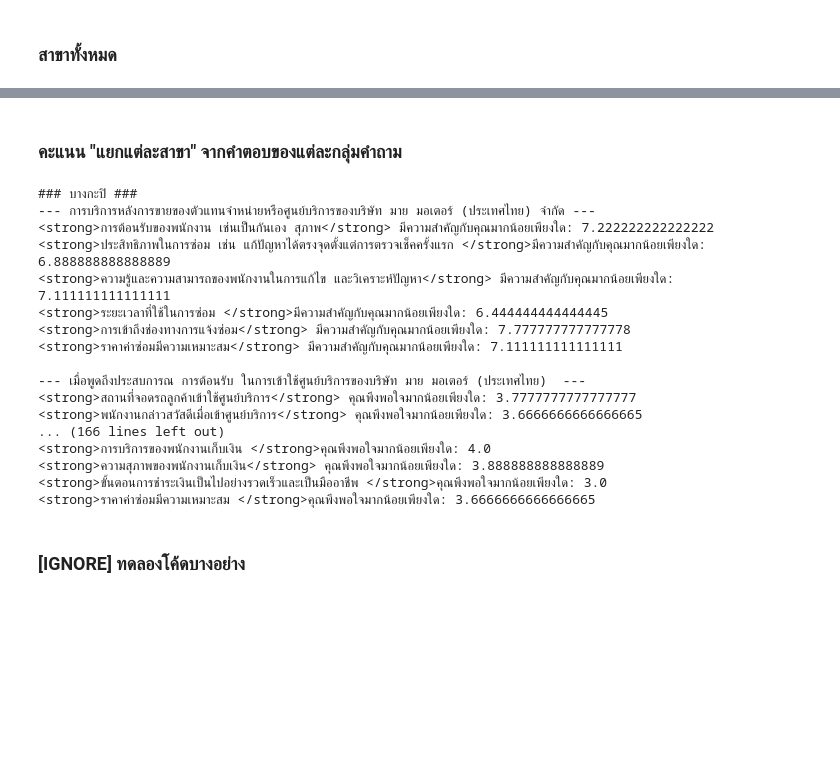
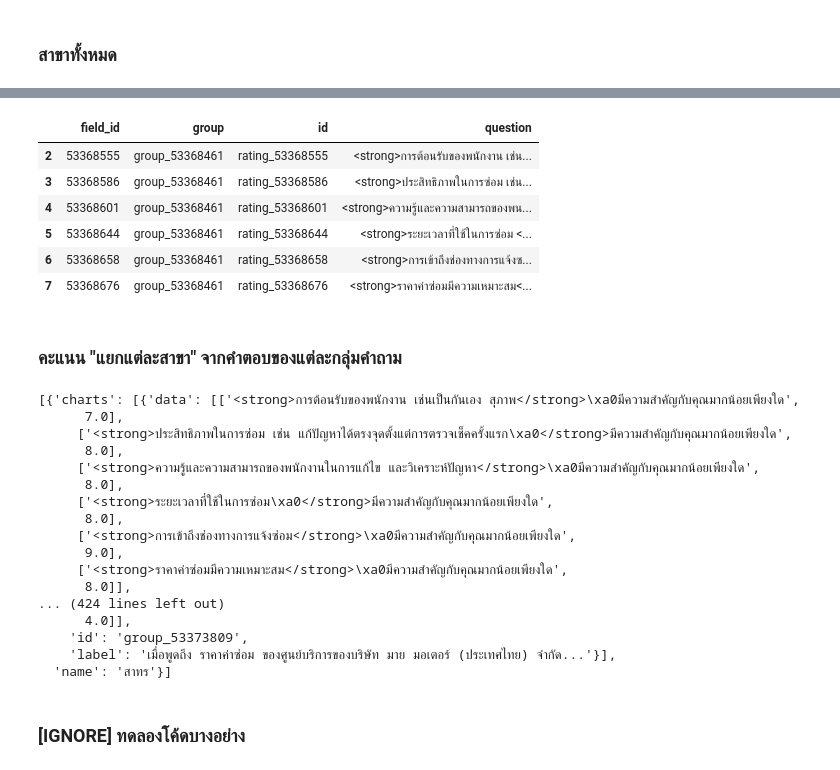
Before and after one commit to zkan/intage-dash, a Jupyter notebook: docs/typeform-data-api-test.ipynb, the cells around one changed output, grey strips where cells are left out. Drawn from its saved outputs; the diff is of its cells as text; code cells hidden in the pictures; blank space fills up the shorter version.

Commit message:
Update getting data from each branch #3

```diff
--- a/docs/typeform-data-api-test.ipynb
+++ b/docs/typeform-data-api-test.ipynb
@@ -211,33 +241,58 @@ branches
+# %%
+df_questions[df_questions['group'] == 'group_53368461']
+# %% [output]
+|  | field_id | group | id | question |
+| 2 | 53368555 | group_53368461 | rating_53368555 | <strong>การต้อนรับของพนักงาน เช่น... |
+| 3 | 53368586 | group_53368461 | rating_53368586 | <strong>ประสิทธิภาพในการซ่อม เช่น... |
+| 4 | 53368601 | group_53368461 | rating_53368601 | <strong>ความรู้และความสามารถของพน... |
+| 5 | 53368644 | group_53368461 | rating_53368644 | <strong>ระยะเวลาที่ใช้ในการซ่อม <... |
+| 6 | 53368658 | group_53368461 | rating_53368658 | <strong>การเข้าถึงช่องทางการแจ้งซ... |
+| 7 | 53368676 | group_53368461 | rating_53368676 | <strong>ราคาค่าซ่อมมีความเหมาะสม<... |
 # %% [markdown]
 ### คะแนน "แยกแต่ละสาขา" จากคำตอบของแต่ละกลุ่มคำถาม
 # %%
+charts = []
 for each_branch in branches:
-    print('### ' + each_branch + ' ###')
+    branch = {
+        'name': each_branch,
+        'charts': []
+    }
+    df_branch = df[df[branch_column_name] == each_branch]
     for each_question_group in question_groups:
-        print('--- ' + df_questions[df_questions['id'] == each_question_group]['question'].iloc[0] + ' ---')
+        chart = {'data': []}
+        chart['id'] = each_question_group
+        chart['label'] = df_questions[df_questions['id'] == each_question_group]['question'].iloc[0] + '...'
+
         questions_in_group = df_questions[df_questions['group'] == each_question_group][['id', 'question']]
         for idx, question in zip(questions_in_group.id, questions_in_group.question):
-            print(question + ': ' + str(df[idx].mean()))
-        print()
-    print()
+            chart['data'].append(
+                [
+                    question,
+                    df_branch[idx].mean()
+                ]
+            )
+        branch['charts'].append(chart)
+    charts.append(branch)
+
+charts
 # %% [output]
-### บางกะปิ ###
---- การบริการหลังการขายของตัวแทนจำหน่ายหรือศูนย์บริการของบริษัท มาย มอเตอร์ (ประเทศไทย) จำกัด ---
-<strong>การต้อนรับของพนักงาน เช่นเป็นกันเอง สุภาพ</strong> มีความสำคัญกับคุณมากน้อยเพียงใด: 7.222222222222222
-<strong>ประสิทธิภาพในการซ่อม เช่น แก้ปัญหาได้ตรงจุดตั้งแต่การตรวจเช็คครั้งแรก </strong>มีความสำคัญกับคุณมากน้อยเพียงใด: 6.888888888888889
-<strong>ความรู้และความสามารถของพนักงานในการแก้ไข และวิเคราะห์ปัญหา</strong> มีความสำคัญกับคุณมากน้อยเพียงใด: 7.111111111111111
-<strong>ระยะเวลาที่ใช้ในการซ่อม </strong>มีความสำคัญกับคุณมากน้อยเพียงใด: 6.444444444444445
-<strong>การเข้าถึงช่องทางการแจ้งซ่อม</strong> มีความสำคัญกับคุณมากน้อยเพียงใด: 7.777777777777778
-<strong>ราคาค่าซ่อมมีความเหมาะสม</strong> มีความสำคัญกับคุณมากน้อยเพียงใด: 7.111111111111111
-
---- เมื่อพูดถึงประสบการณ การต้อนรับ ในการเข้าใช้ศูนย์บริการของบริษัท มาย มอเตอร์ (ประเทศไทย)  ---
-<strong>สถานที่จอดรถลูกค้าเข้าใช้ศูนย์บริการ</strong> คุณพึงพอใจมากน้อยเพียงใด: 3.7777777777777777
-<strong>พนักงานกล่าวสวัสดีเมื่อเข้าศูนย์บริการ</strong> คุณพึงพอใจมากน้อยเพียงใด: 3.6666666666666665
-... (166 lines left out)
-<strong>การบริการของพนักงานเก็บเงิน </strong>คุณพึงพอใจมากน้อยเพียงใด: 4.0
-<strong>ความสุภาพของพนักงานเก็บเงิน</strong> คุณพึงพอใจมากน้อยเพียงใด: 3.888888888888889
-<strong>ขั้นตอนการชำระเงินเป็นไปอย่างรวดเร็วและเป็นมืออาชีพ </strong>คุณพึงพอใจมากน้อยเพียงใด: 3.0
-<strong>ราคาค่าซ่อมมีความเหมาะสม </strong>คุณพึงพอใจมากน้อยเพียงใด: 3.6666666666666665
+[{'charts': [{'data': [['<strong>การต้อนรับของพนักงาน เช่นเป็นกันเอง สุภาพ</strong>\xa0มีความสำคัญกับคุณมากน้อยเพียงใด',
+      7.0],
+     ['<strong>ประสิทธิภาพในการซ่อม เช่น แก้ปัญหาได้ตรงจุดตั้งแต่การตรวจเช็คครั้งแรก\xa0</strong>มีความสำคัญกับคุณมากน้อยเพียงใด',
+      8.0],
+     ['<strong>ความรู้และความสามารถของพนักงานในการแก้ไข และวิเคราะห์ปัญหา</strong>\xa0มีความสำคัญกับคุณมากน้อยเพียงใด',
+      8.0],
+     ['<strong>ระยะเวลาที่ใช้ในการซ่อม\xa0</strong>มีความสำคัญกับคุณมากน้อยเพียงใด',
+      8.0],
+     ['<strong>การเข้าถึงช่องทางการแจ้งซ่อม</strong>\xa0มีความสำคัญกับคุณมากน้อยเพียงใด',
+      9.0],
+     ['<strong>ราคาค่าซ่อมมีความเหมาะสม</strong>\xa0มีความสำคัญกับคุณมากน้อยเพียงใด',
+      8.0]],
+... (424 lines left out)
+      4.0]],
+    'id': 'group_53373809',
+    'label': 'เมื่อพูดถึง ราคาค่าซ่อม ของศูนย์บริการของบริษัท มาย มอเตอร์ (ประเทศไทย) จำกัด...'}],
+  'name': 'สาทร'}]
 # %% [markdown]
 ### [IGNORE] ทดลองโค้ดบางอย่าง
 # %%
```
Also changed, not shown: parts of 14 cells of this notebook.
